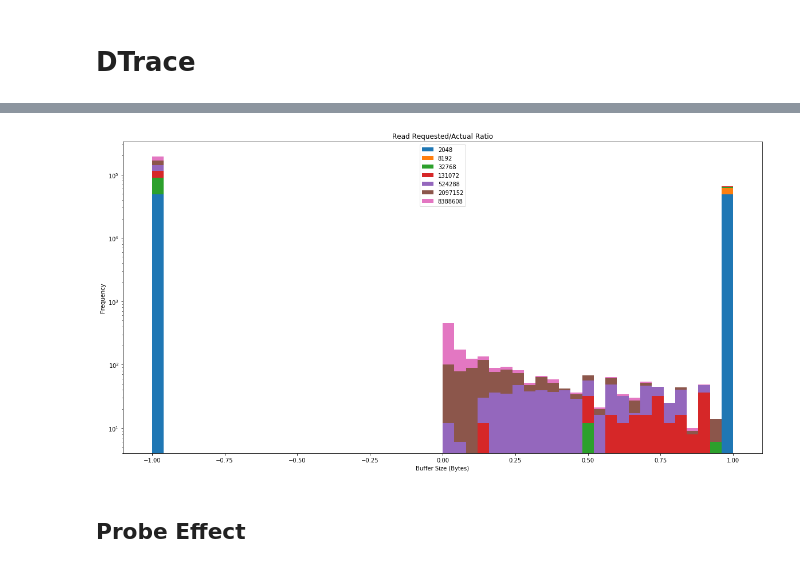
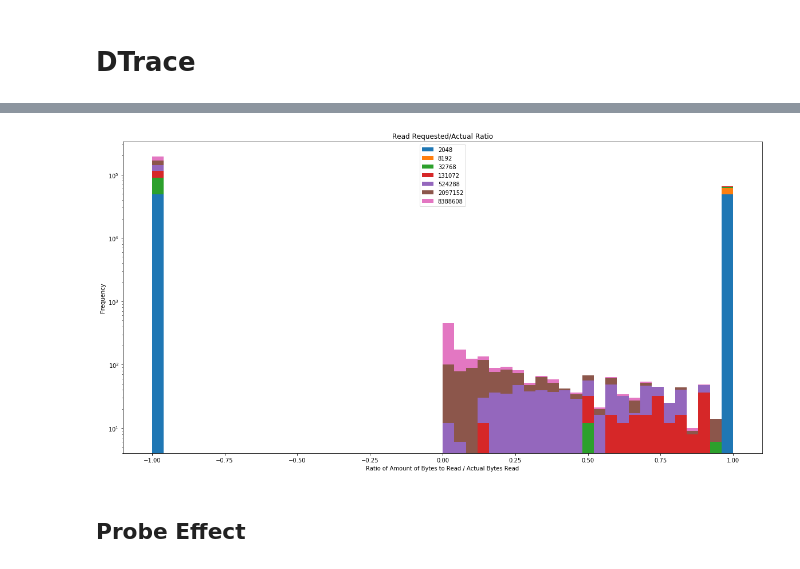
Before and after one commit to Michael137/os, a Jupyter notebook: l41-labs/lab2/lab2.ipynb, the cells around one changed output, grey strips where cells are left out. Drawn from its saved outputs; the diff is of its cells as text; code cells hidden in the pictures.

Commit message:
change x axis of histogram

```diff
--- a/l41-labs/lab2/lab2.ipynb
+++ b/l41-labs/lab2/lab2.ipynb
@@ -891,9 +891,9 @@ for tot_sz in TOT_SIZES:
                         8388608 bytes 8388608 bytes: 28957.79 KBytes/sec
 # %%
 pairs = process_rw_pairs(results)
-graph_rw_pairs(pairs, 'reads', xlabel="Buffer Size (Bytes)", ylabel="Frequency", title="Read Requested/Actual Ratio")
+graph_rw_pairs(pairs, 'reads', xlabel="Ratio of Amount of Bytes to Read / Actual Bytes Read", ylabel="Frequency", title="Read Requested/Actual Ratio")
 # %% [output]
-[figure, old version]
+[figure, new version]
 # %% [markdown]
 ## Probe Effect
 # %%
```
